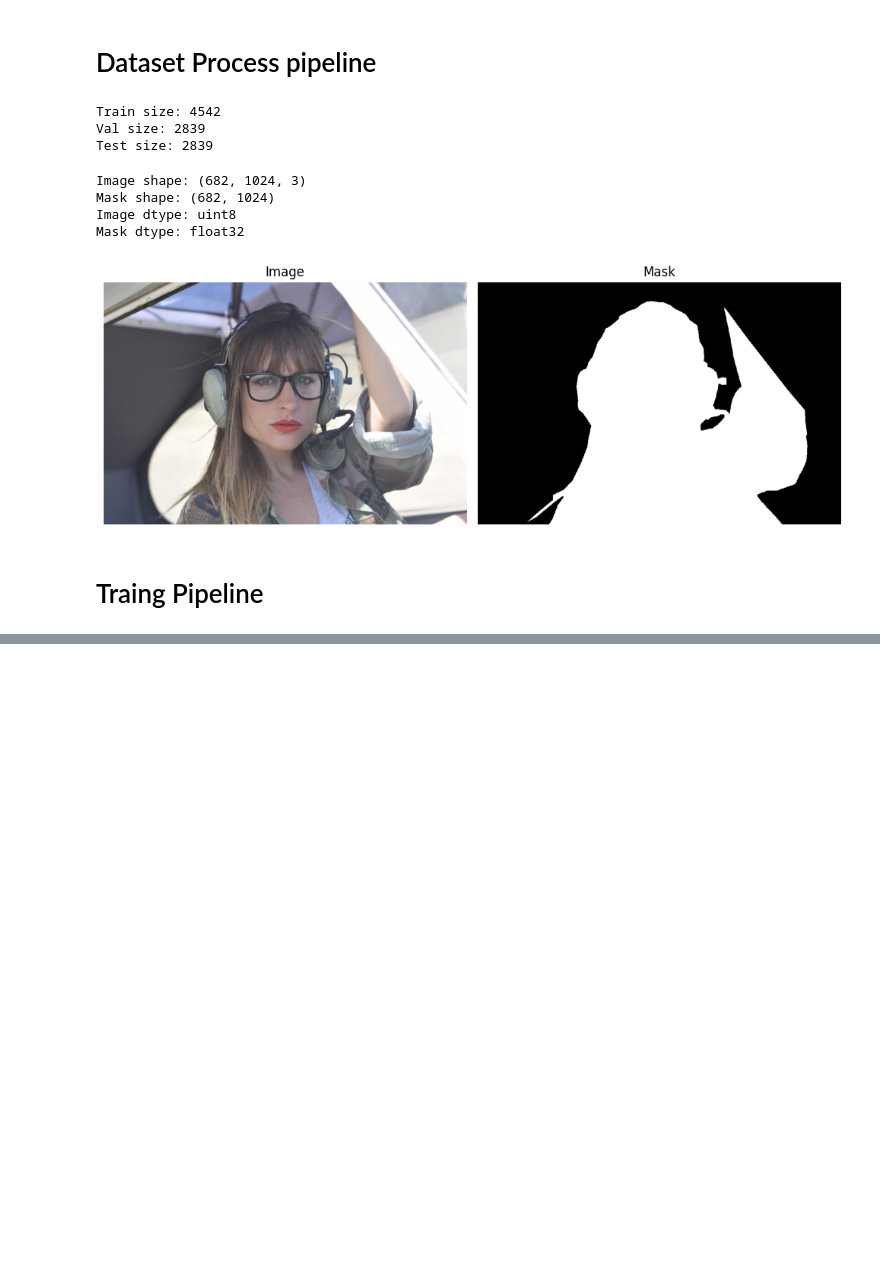
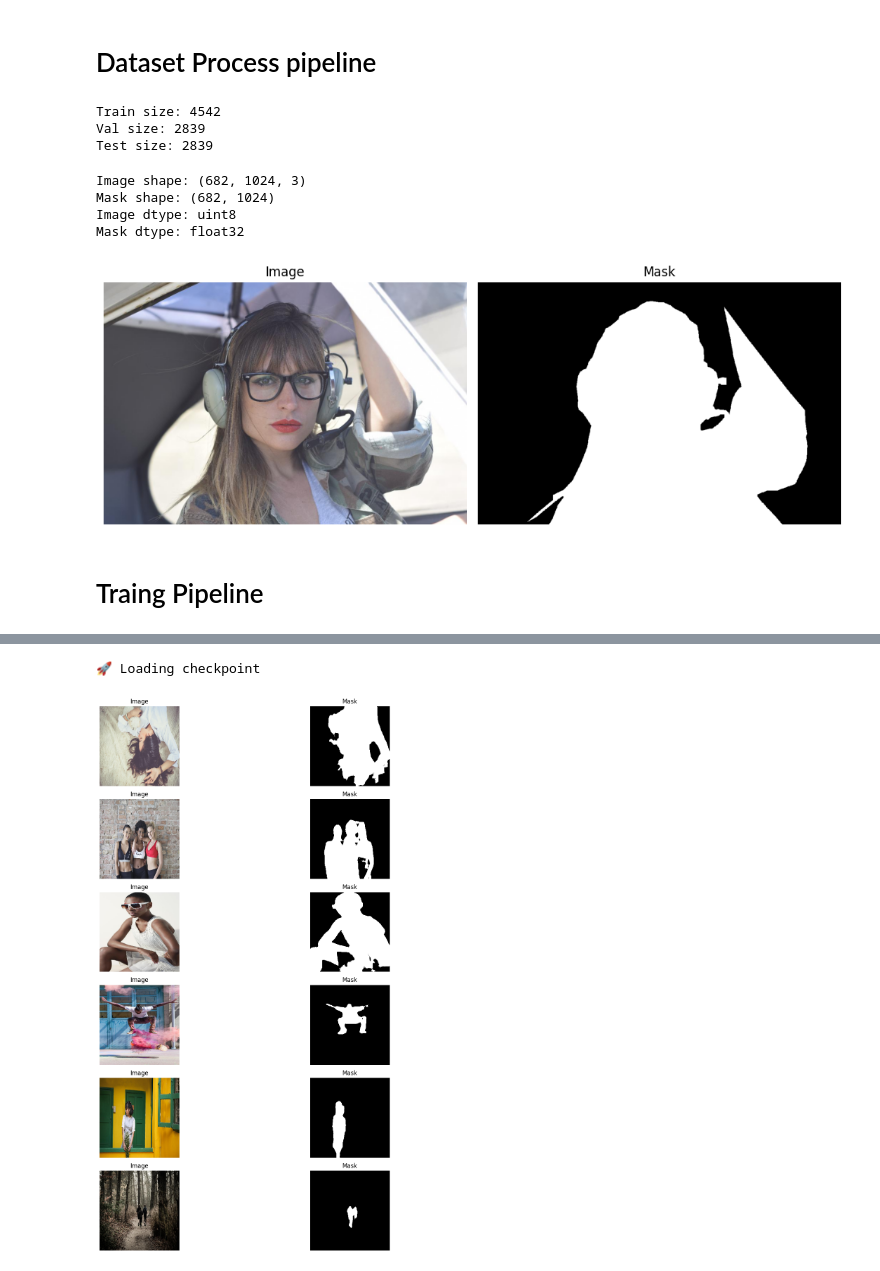
Before and after one commit to codebysumit/papers-with-code, a Jupyter notebook: 05-Semantic-Segmentation-Using-ResUNET/Semantic_Segmentation_Using_ResUNET.ipynb, the cells around one changed output, grey strips where cells are left out. Drawn from its saved outputs; the diff is of its cells as text; code cells hidden in the pictures; blank space fills up the shorter version.

```diff
--- a/05-Semantic-Segmentation-Using-ResUNET/Semantic_Segmentation_Using_ResUNET.ipynb
+++ b/05-Semantic-Segmentation-Using-ResUNET/Semantic_Segmentation_Using_ResUNET.ipynb
@@ -783,0 +766,48 @@ Train loss: 0.10401615398135823
+# %%
+load_checkpoint(torch.load("my_checkpoint.pth.tar"), model)
+
+test_transform = A.Compose(
+    [
+      A.Resize(height=IMAGE_HEIGHT, width=IMAGE_WIDTH),
+      A.Normalize(
+          mean=[0.0, 0.0, 0.0],
+          std=[1.0, 1.0, 1.0],
+          max_pixel_value=255.0,
+      ),
+      ToTensorV2(),
+    ],
+)
+
+test_dataset = SegmentationDataset(test_paths, transform=test_transform)
+test_dataloader = DataLoader(test_dataset, batch_size=BATCH_SIZE, shuffle=False, num_workers=NUM_WORKERS, pin_memory=PIN_MEMORY)
+
+# save_predictions_as_imgs(test_dataloader, model, "test_image", DEVICE)
+
+model.eval()
+fig, ax = plt.subplots(6, 2, figsize=(16, 16))
+
+with torch.no_grad():
+  for batch_idx, (data, targets) in enumerate(test_dataloader):
+    if batch_idx >= 6: # Process only the first 5 batches
+      break
+
+    data = data.to(device=DEVICE)
+    targets = targets.float().unsqueeze(1).to(device=DEVICE)
+
+    predictions = model(data)
+    predictions = torch.sigmoid(predictions)
+    predictions = (predictions > 0.5).float()
+
+    ax[batch_idx, 0].imshow(data[0].permute(1, 2, 0).cpu().numpy())
+    ax[batch_idx, 0].set_title("Image")
+    ax[batch_idx, 0].set_axis_off()
+
+    ax[batch_idx, 1].imshow(predictions[0].cpu().numpy().squeeze(), cmap="gray")
+    ax[batch_idx, 1].set_title("Mask")
+    ax[batch_idx, 1].set_axis_off()
+
+  plt.tight_layout()
+  plt.show()
+# %% [output]
+🚀 Loading checkpoint
+[figure, added]
```
Also changed, not shown: parts of 4 cells of this notebook.
